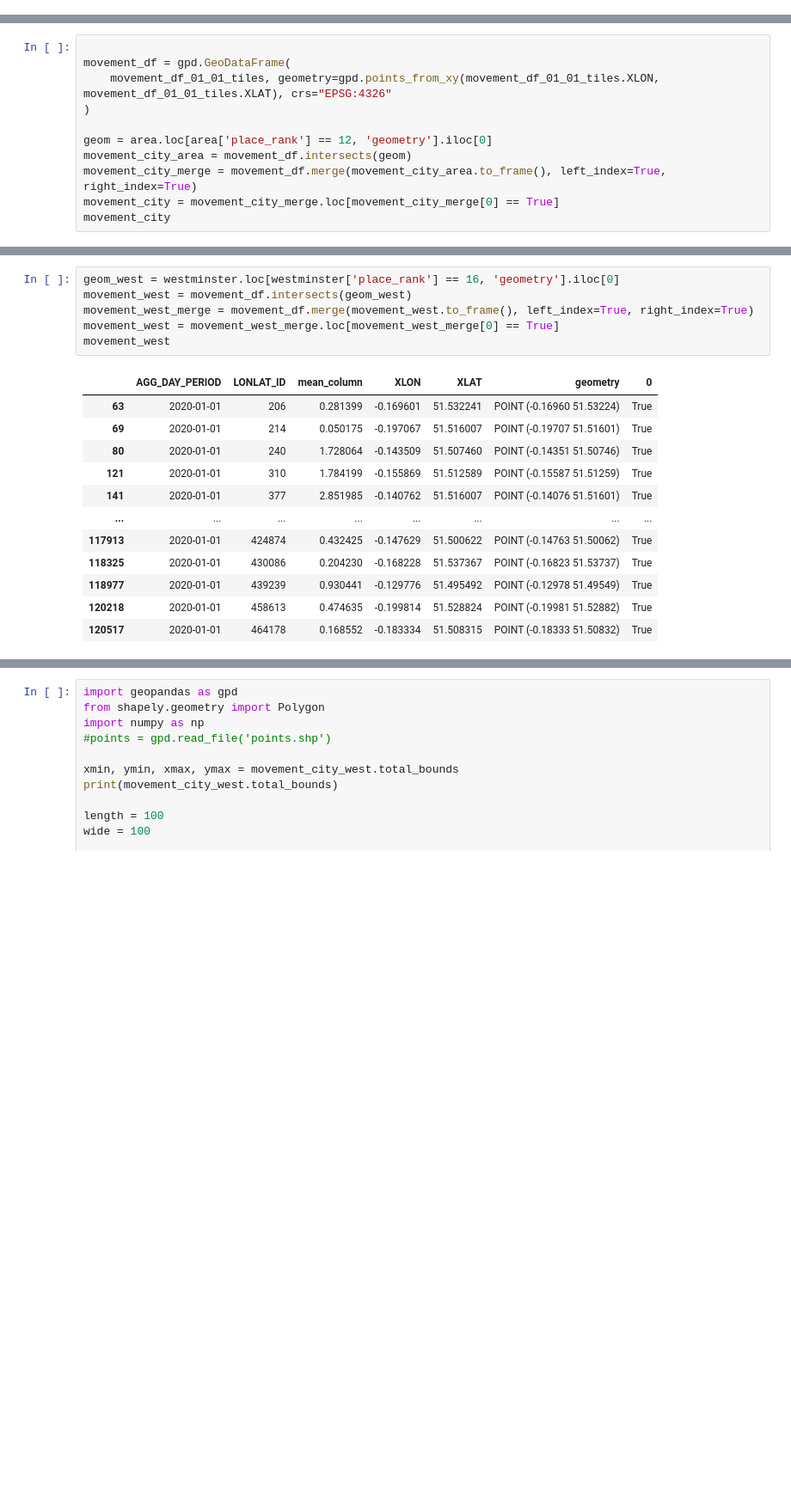
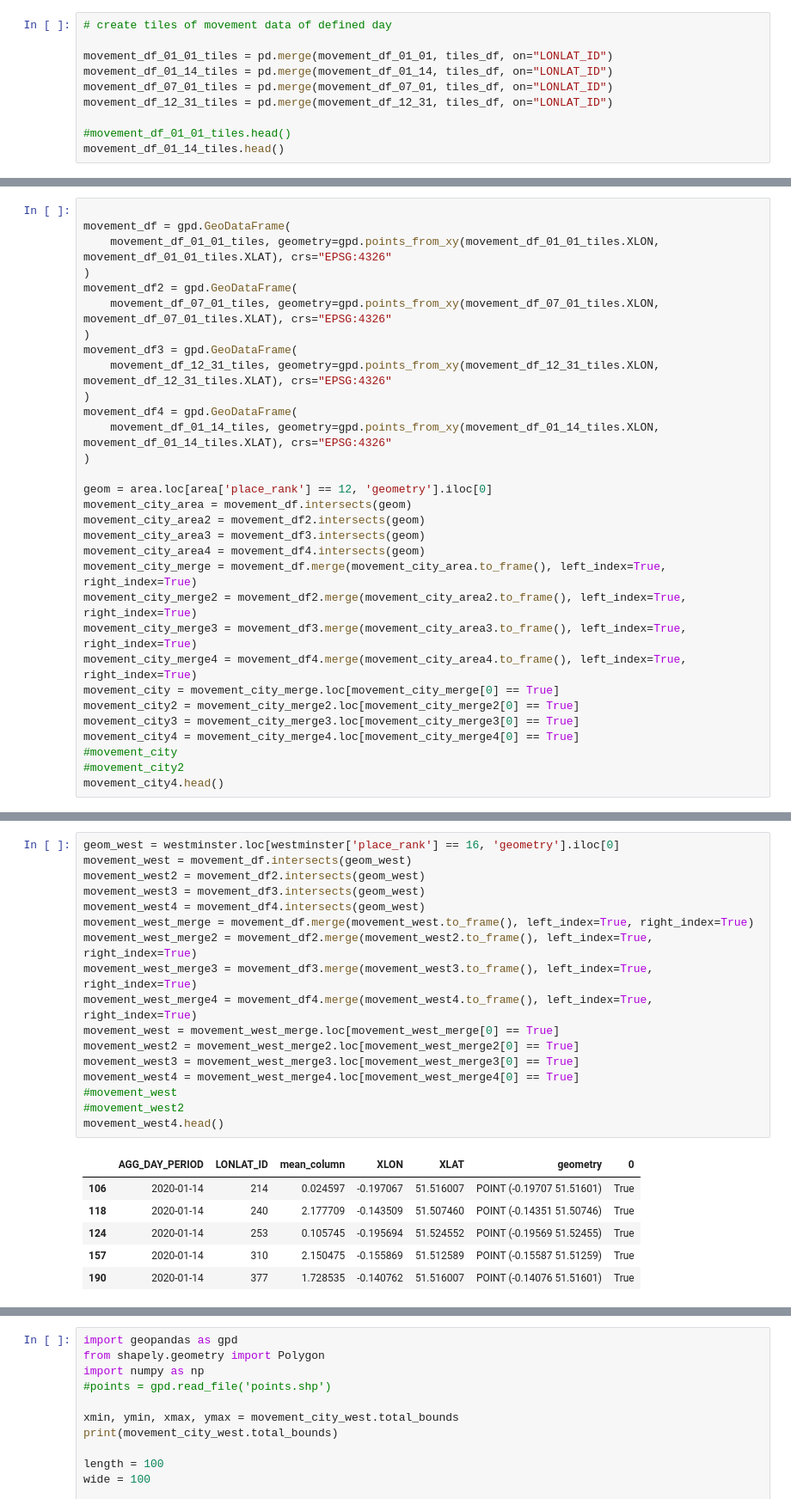
Before and after one commit to Felioxx/Mobile-ity-Scope, a Jupyter notebook: first_steps_python/first_steps.ipynb, the cells around one changed output, grey strips where cells are left out. Shown at 86% size. Drawn from its saved outputs; the diff is of its cells as text; blank space fills up the shorter version.

```diff
--- a/first_steps_python/first_steps.ipynb
+++ b/first_steps_python/first_steps.ipynb
@@ -82,0 +72,10 @@ movement_df_01_01_tiles.plot(x="XLON", y="XLAT", kind="scatter",c="mean_column",
+# %%
+# create tiles of movement data of defined day
+
+movement_df_01_01_tiles = pd.merge(movement_df_01_01, tiles_df, on="LONLAT_ID")
+movement_df_01_14_tiles = pd.merge(movement_df_01_14, tiles_df, on="LONLAT_ID")
+movement_df_07_01_tiles = pd.merge(movement_df_07_01, tiles_df, on="LONLAT_ID")
+movement_df_12_31_tiles = pd.merge(movement_df_12_31, tiles_df, on="LONLAT_ID")
+
+#movement_df_01_01_tiles.head()
+movement_df_01_14_tiles.head()
@@ -107,11 +128,31 @@ westminster
 movement_df = gpd.GeoDataFrame(
     movement_df_01_01_tiles, geometry=gpd.points_from_xy(movement_df_01_01_tiles.XLON, movement_df_01_01_tiles.XLAT), crs="EPSG:4326"
 )
+movement_df2 = gpd.GeoDataFrame(
+    movement_df_07_01_tiles, geometry=gpd.points_from_xy(movement_df_07_01_tiles.XLON, movement_df_07_01_tiles.XLAT), crs="EPSG:4326"
+)
+movement_df3 = gpd.GeoDataFrame(
+    movement_df_12_31_tiles, geometry=gpd.points_from_xy(movement_df_12_31_tiles.XLON, movement_df_12_31_tiles.XLAT), crs="EPSG:4326"
+)
+movement_df4 = gpd.GeoDataFrame(
+    movement_df_01_14_tiles, geometry=gpd.points_from_xy(movement_df_01_14_tiles.XLON, movement_df_01_14_tiles.XLAT), crs="EPSG:4326"
+)
 
 geom = area.loc[area['place_rank'] == 12, 'geometry'].iloc[0]
 movement_city_area = movement_df.intersects(geom)
+movement_city_area2 = movement_df2.intersects(geom)
+movement_city_area3 = movement_df3.intersects(geom)
+movement_city_area4 = movement_df4.intersects(geom)
 movement_city_merge = movement_df.merge(movement_city_area.to_frame(), left_index=True, right_index=True)
+movement_city_merge2 = movement_df2.merge(movement_city_area2.to_frame(), left_index=True, right_index=True)
+movement_city_merge3 = movement_df3.merge(movement_city_area3.to_frame(), left_index=True, right_index=True)
+movement_city_merge4 = movement_df4.merge(movement_city_area4.to_frame(), left_index=True, right_index=True)
 movement_city = movement_city_merge.loc[movement_city_merge[0] == True]
-movement_city
+movement_city2 = movement_city_merge2.loc[movement_city_merge2[0] == True]
+movement_city3 = movement_city_merge3.loc[movement_city_merge3[0] == True]
+movement_city4 = movement_city_merge4.loc[movement_city_merge4[0] == True]
+#movement_city
+#movement_city2
+movement_city4.head()
 # %% [output]
 |  | AGG_DAY_PERIOD | LONLAT_ID | mean_column | XLON | XLAT | geometry | 0 |
@@ -130,19 +164,24 @@ movement_city
 # %%
 geom_west = westminster.loc[westminster['place_rank'] == 16, 'geometry'].iloc[0]
 movement_west = movement_df.intersects(geom_west)
+movement_west2 = movement_df2.intersects(geom_west)
+movement_west3 = movement_df3.intersects(geom_west)
+movement_west4 = movement_df4.intersects(geom_west)
 movement_west_merge = movement_df.merge(movement_west.to_frame(), left_index=True, right_index=True)
+movement_west_merge2 = movement_df2.merge(movement_west2.to_frame(), left_index=True, right_index=True)
+movement_west_merge3 = movement_df3.merge(movement_west3.to_frame(), left_index=True, right_index=True)
+movement_west_merge4 = movement_df4.merge(movement_west4.to_frame(), left_index=True, right_index=True)
 movement_west = movement_west_merge.loc[movement_west_merge[0] == True]
-movement_west
+movement_west2 = movement_west_merge2.loc[movement_west_merge2[0] == True]
+movement_west3 = movement_west_merge3.loc[movement_west_merge3[0] == True]
+movement_west4 = movement_west_merge4.loc[movement_west_merge4[0] == True]
+#movement_west
+#movement_west2
+movement_west4.head()
 # %% [output]
 |  | AGG_DAY_PERIOD | LONLAT_ID | mean_column | XLON | XLAT | geometry | 0 |
-| 63 | 2020-01-01 | 206 | 0.281399 | -0.169601 | 51.532241 | POINT (-0.16960 51.53224) | True |
-| 69 | 2020-01-01 | 214 | 0.050175 | -0.197067 | 51.516007 | POINT (-0.19707 51.51601) | True |
-| 80 | 2020-01-01 | 240 | 1.728064 | -0.143509 | 51.507460 | POINT (-0.14351 51.50746) | True |
-| 121 | 2020-01-01 | 310 | 1.784199 | -0.155869 | 51.512589 | POINT (-0.15587 51.51259) | True |
-| 141 | 2020-01-01 | 377 | 2.851985 | -0.140762 | 51.516007 | POINT (-0.14076 51.51601) | True |
-| ... | ... | ... | ... | ... | ... | ... | ... |
-| 117913 | 2020-01-01 | 424874 | 0.432425 | -0.147629 | 51.500622 | POINT (-0.14763 51.50062) | True |
-| 118325 | 2020-01-01 | 430086 | 0.204230 | -0.168228 | 51.537367 | POINT (-0.16823 51.53737) | True |
-| 118977 | 2020-01-01 | 439239 | 0.930441 | -0.129776 | 51.495492 | POINT (-0.12978 51.49549) | True |
-| 120218 | 2020-01-01 | 458613 | 0.474635 | -0.199814 | 51.528824 | POINT (-0.19981 51.52882) | True |
-| 120517 | 2020-01-01 | 464178 | 0.168552 | -0.183334 | 51.508315 | POINT (-0.18333 51.50832) | True |
+| 106 | 2020-01-14 | 214 | 0.024597 | -0.197067 | 51.516007 | POINT (-0.19707 51.51601) | True |
+| 118 | 2020-01-14 | 240 | 2.177709 | -0.143509 | 51.507460 | POINT (-0.14351 51.50746) | True |
+| 124 | 2020-01-14 | 253 | 0.105745 | -0.195694 | 51.524552 | POINT (-0.19569 51.52455) | True |
+| 157 | 2020-01-14 | 310 | 2.150475 | -0.155869 | 51.512589 | POINT (-0.15587 51.51259) | True |
+| 190 | 2020-01-14 | 377 | 1.728535 | -0.140762 | 51.516007 | POINT (-0.14076 51.51601) | True |
```
Also changed, not shown: parts of 26 cells of this notebook, 2 other files.
